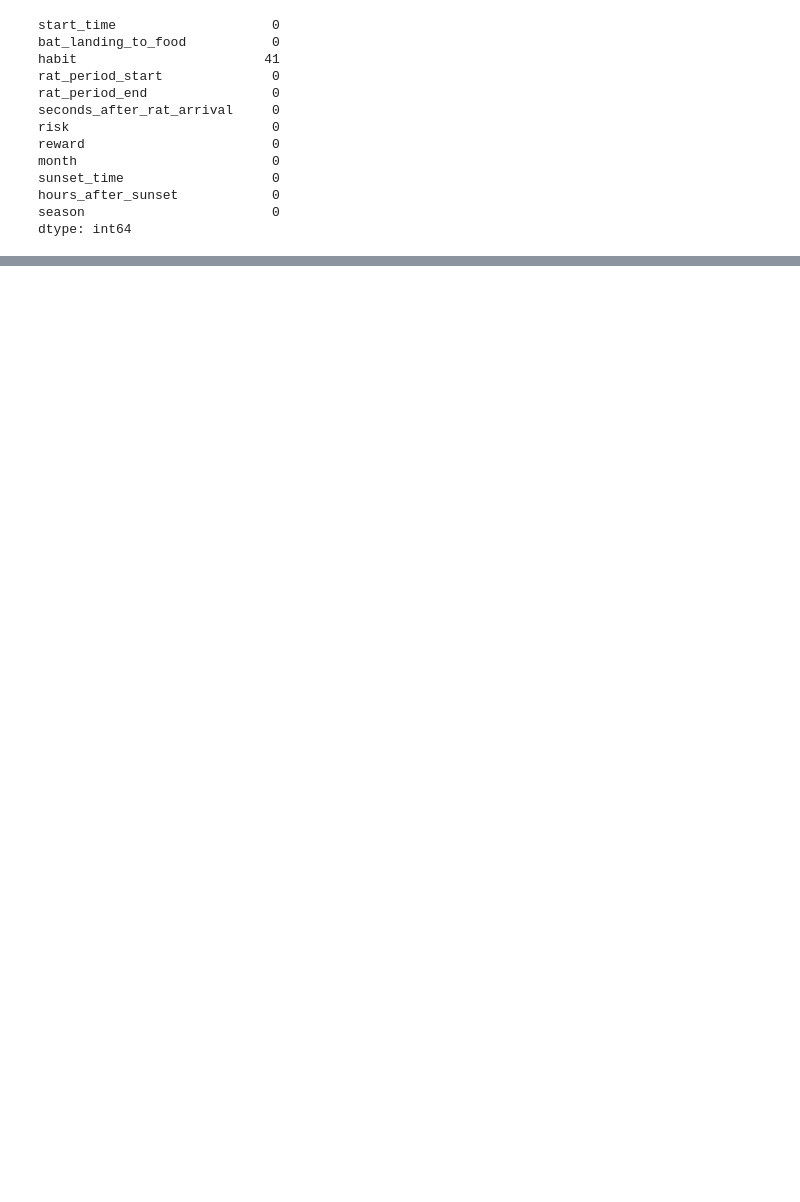
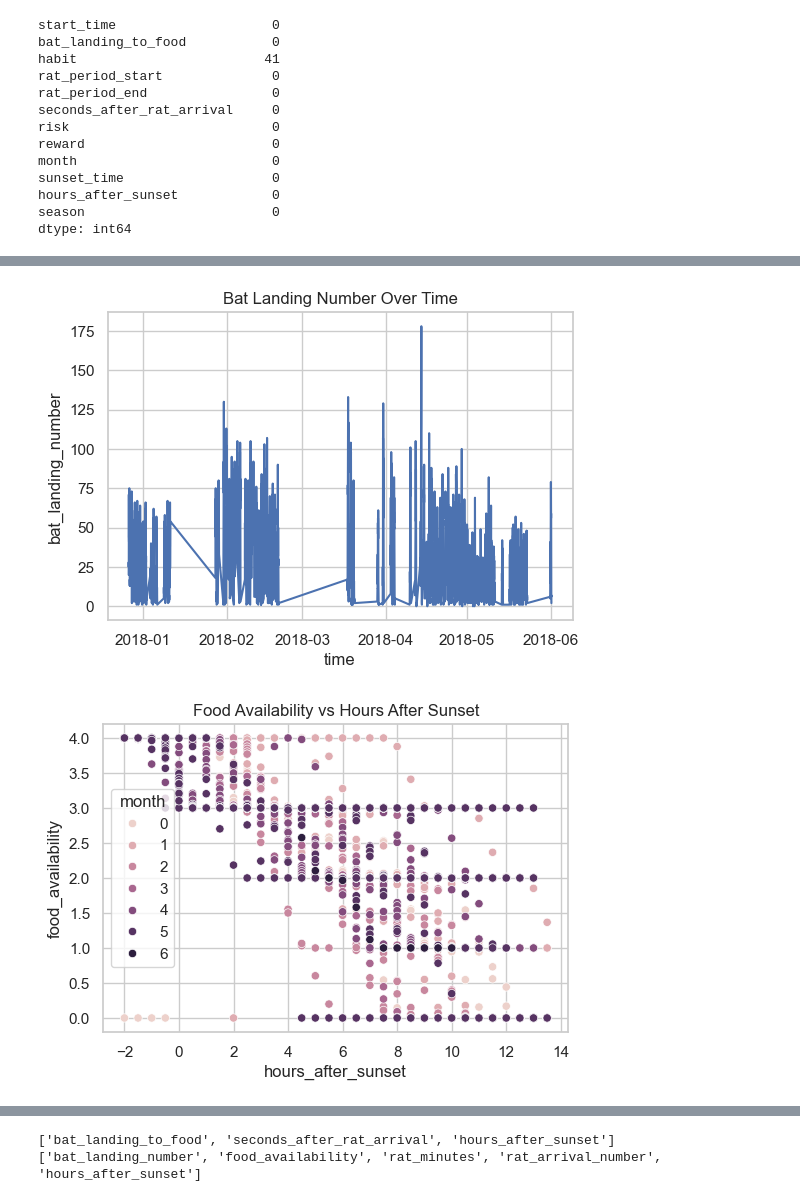
Before and after one commit to AnjanStha/HIT140_Foundations_of_data_Assig2, a Jupyter notebook: main.ipynb, the cells around one changed output, grey strips where cells are left out. Cells and saved outputs as stored; diff of their text form; code cells hidden in the pictures; blank space fills up the shorter version.

```diff
--- a/main.ipynb
+++ b/main.ipynb
@@ -5,6 +5,9 @@ import numpy as np   ## for numerical operation
 import seaborn as sns ## for enhanced visualizations
 from scipy.stats import mannwhitneyu, chi2_contingency, norm, skew  # For statistical tests
 from statsmodels.stats.proportion import proportion_confint  # For proportion confidence intervals
+# %%
+# Set seaborn style
+sns.set(style="whitegrid")
 # %%
 # --- Data Loading ---
 # Load datasets: dataset1.csv (individual bat landings) and dataset2.csv (30-minute aggregated observations)
@@ -188,0 +267,19 @@ dataset1['habit'] = dataset1['habit'].astype(str).str.lower()  # Standardize to
+# %%
+# --- Dataset 2 Visualizations ---
+plt.figure(figsize=(6,4))
+sns.lineplot(data=dataset2, x="time", y="bat_landing_number")
+plt.title("Bat Landing Number Over Time")
+plt.show()
+
+plt.figure(figsize=(6,4))
+sns.scatterplot(data=dataset2, x="hours_after_sunset", y="food_availability", hue="month")
+plt.title("Food Availability vs Hours After Sunset")
+plt.show()
+
+plt.figure(figsize=(6,4))
+sns.heatmap(dataset2.corr(numeric_only=True), annot=True, cmap="coolwarm")
+plt.title("Correlation Heatmap (Dataset2)")
+plt.show()
+# %% [output]
+[figure, added]
+[figure, added]
@@ -199 +303,7 @@ def cap_outliers(df, col):
     return df
+# %%
+print(numeric_cols_d1)
+print(numeric_cols_d2)
+# %% [output]
+['bat_landing_to_food', 'seconds_after_rat_arrival', 'hours_after_sunset']
+['bat_landing_number', 'food_availability', 'rat_minutes', 'rat_arrival_number', 'hours_after_sunset']
```
Also changed, not shown: parts of 33 cells of this notebook.
